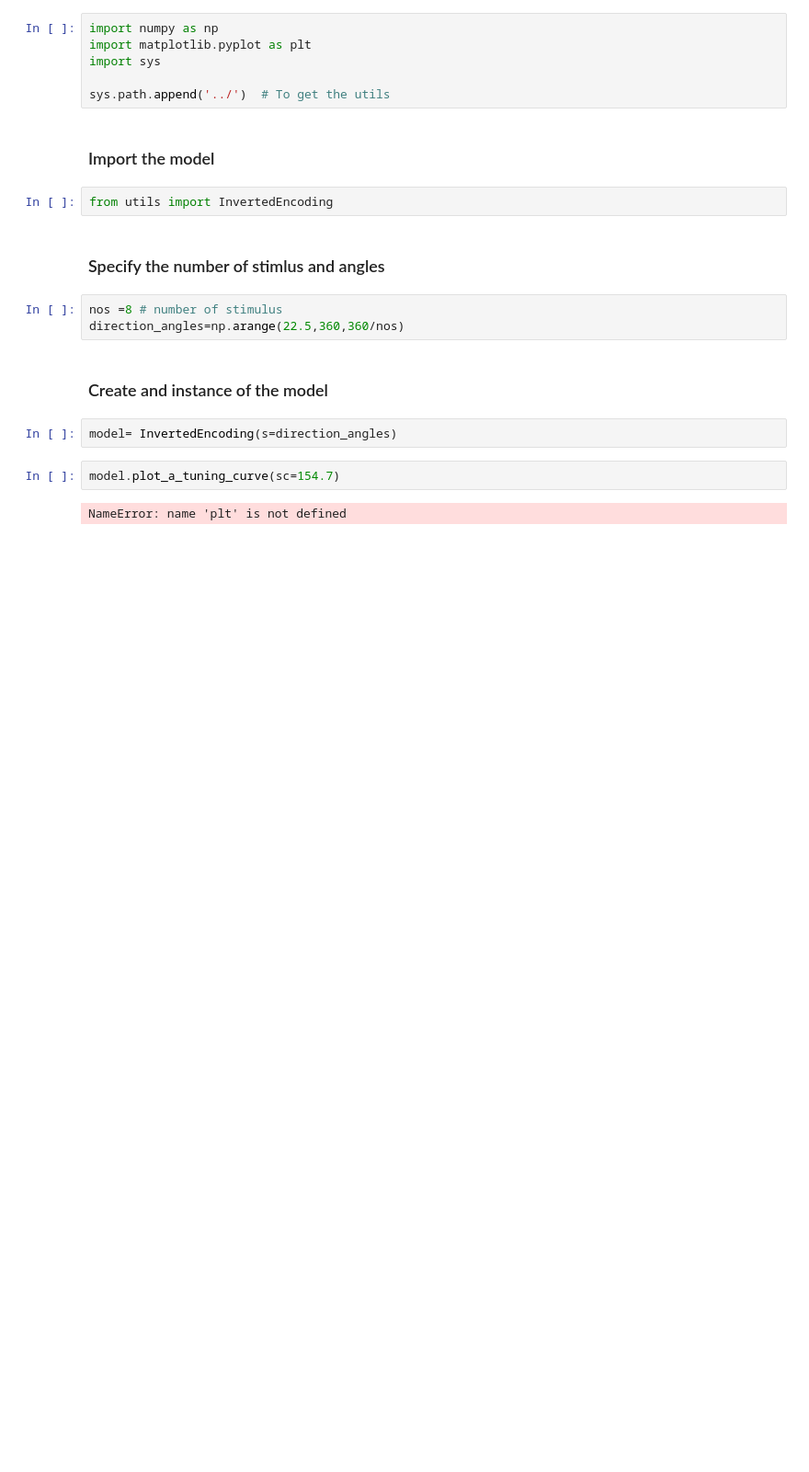
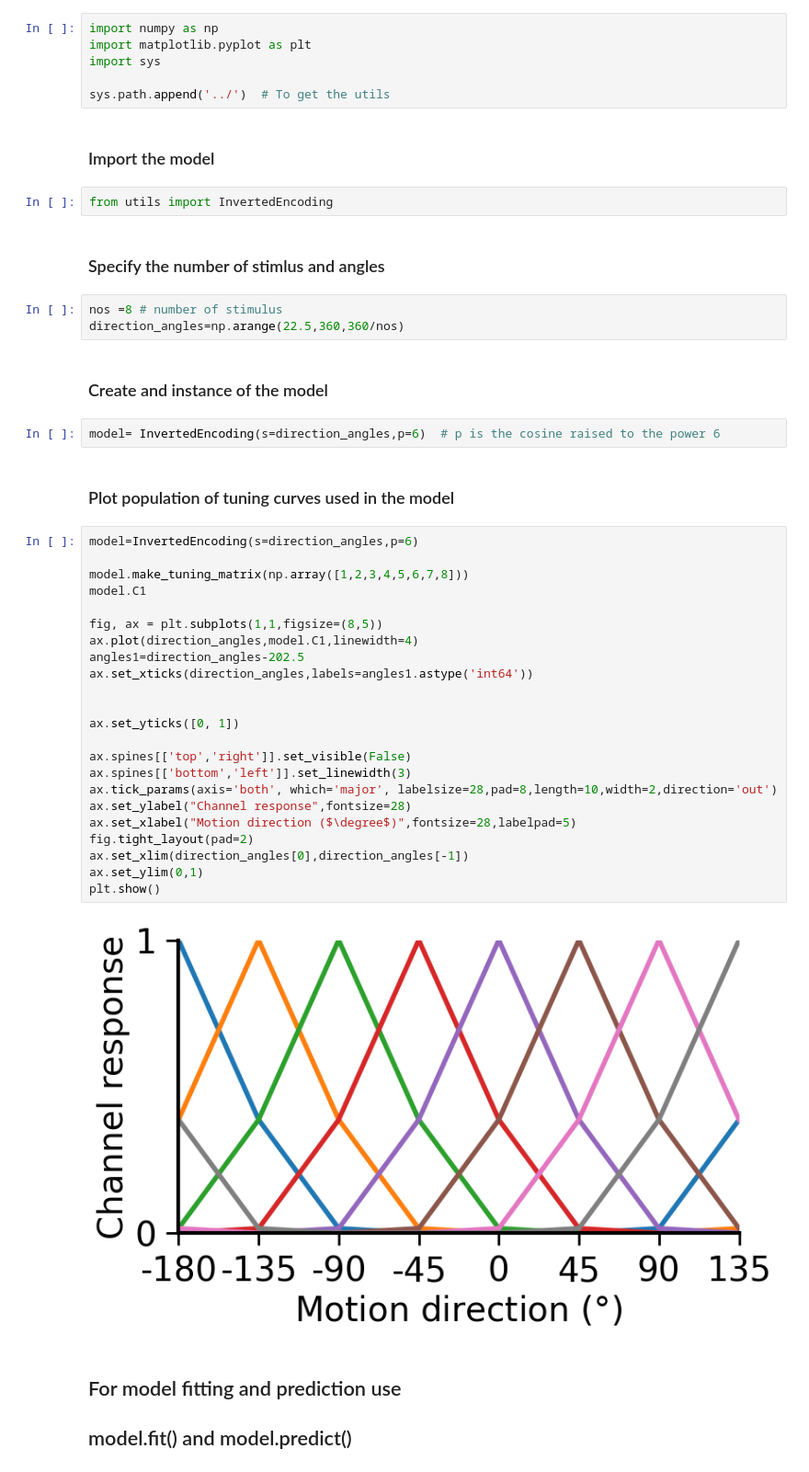
Before and after one commit to OliverMount/IEMdecodingForCalciumData, a Jupyter notebook: scripts/develop/IEMdemo.ipynb, the cells around one changed output. Shown at 92% size. Cells and saved outputs as stored; diff of their text form; blank space fills up the shorter version.

```diff
--- a/scripts/develop/IEMdemo.ipynb
+++ b/scripts/develop/IEMdemo.ipynb
@@ -16,8 +16,34 @@ direction_angles=np.arange(22.5,360,360/nos)
 # %% [markdown]
 ### Create and instance of the model
 # %%
-model= InvertedEncoding(s=direction_angles)
+model= InvertedEncoding(s=direction_angles,p=6)  # p is the cosine raised to the power 6
-# %%
-model.plot_a_tuning_curve(sc=154.7)
-# %% [output]
-NameError: name 'plt' is not defined
+# %% [markdown]
+### Plot population of tuning curves used in the model
+# %%
+model=InvertedEncoding(s=direction_angles,p=6)
+
+model.make_tuning_matrix(np.array([1,2,3,4,5,6,7,8]))
+model.C1
+
+fig, ax = plt.subplots(1,1,figsize=(8,5))
+ax.plot(direction_angles,model.C1,linewidth=4)
+angles1=direction_angles-202.5
+ax.set_xticks(direction_angles,labels=angles1.astype('int64'))
+
+
+ax.set_yticks([0, 1])
+
+ax.spines[['top','right']].set_visible(False)
+ax.spines[['bottom','left']].set_linewidth(3)
+ax.tick_params(axis='both', which='major', labelsize=28,pad=8,length=10,width=2,direction='out')
+ax.set_ylabel("Channel response",fontsize=28)
+ax.set_xlabel("Motion direction ($\degree$)",fontsize=28,labelpad=5)
+fig.tight_layout(pad=2)
+ax.set_xlim(direction_angles[0],direction_angles[-1])
+ax.set_ylim(0,1)
+plt.show()
+# %% [output]
+[figure, added]
+# %% [markdown]
+## For model fitting and prediction use
+## model.fit() and model.predict()
```
